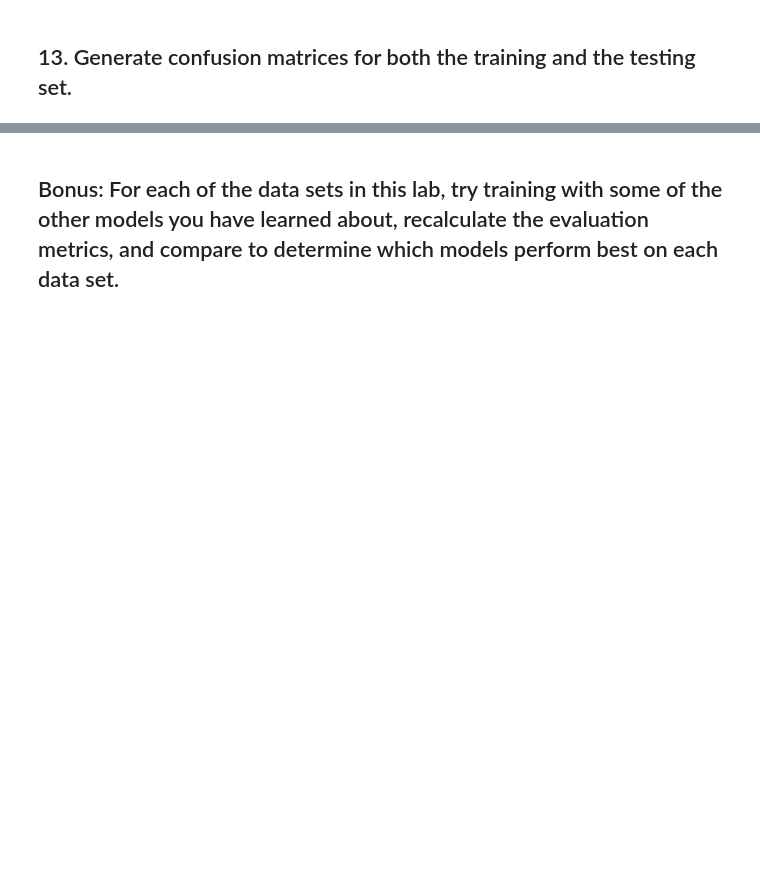
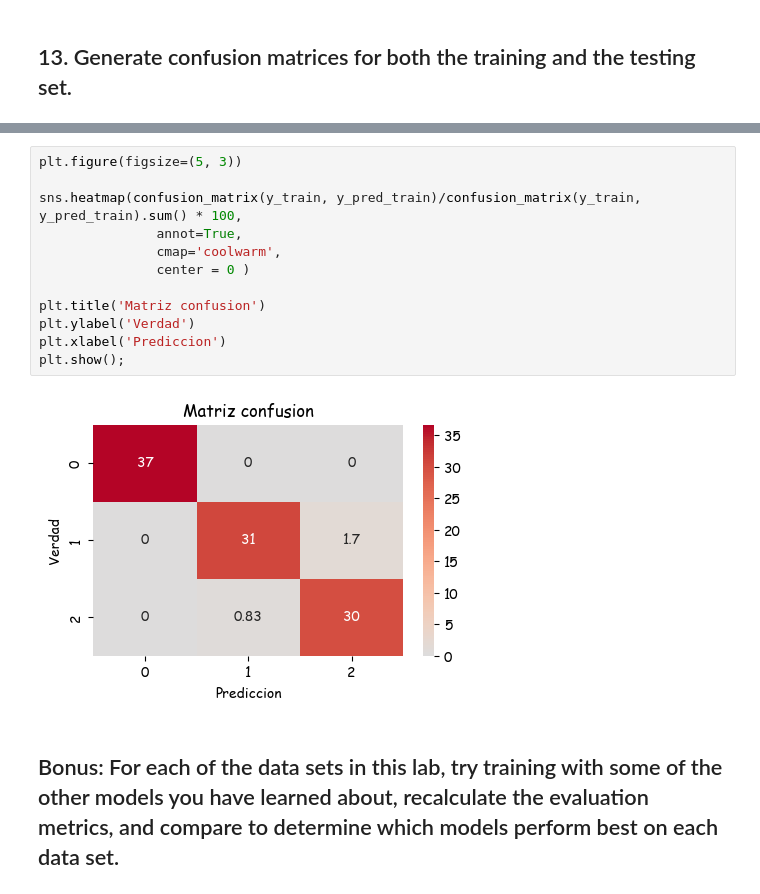
Before and after one commit to Ironhack-Data-Madrid-Octubre-2023/7.2-lab_supervised_model_evaluation, a Jupyter notebook: your-code/main.ipynb, the cells around one changed output, grey strips where cells are left out. Saved outputs shown, nothing was run; the diff lists cells and outputs as text; blank space fills up the shorter version.

```diff
--- a/your-code/main.ipynb
+++ b/your-code/main.ipynb
@@ -64,2 +182,16 @@ The `class` field represents the type of flower and is the target variable that
+# %%
+plt.figure(figsize=(5, 3))
+
+sns.heatmap(confusion_matrix(y_train, y_pred_train)/confusion_matrix(y_train, y_pred_train).sum() * 100,
+               annot=True,
+               cmap='coolwarm',
+               center = 0 )
+
+plt.title('Matriz confusion')
+plt.ylabel('Verdad')
+plt.xlabel('Prediccion')
+plt.show();
+# %% [output]
+[figure, added]
 # %% [markdown]
 ## Bonus: For each of the data sets in this lab, try training with some of the other models you have learned about, recalculate the evaluation metrics, and compare to determine which models perform best on each data set.
```
Also changed, not shown: parts of 17 cells of this notebook.
